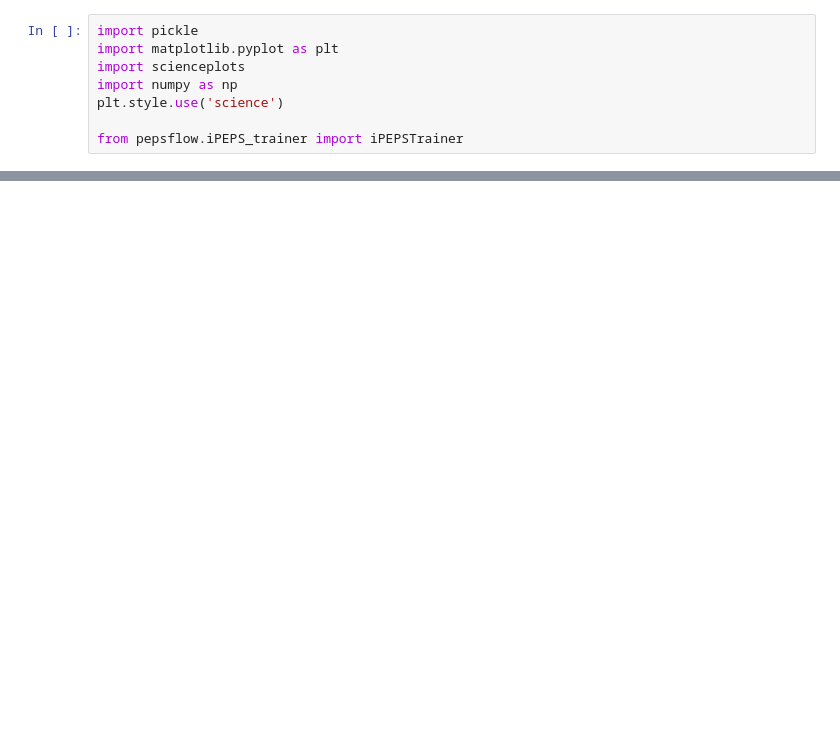
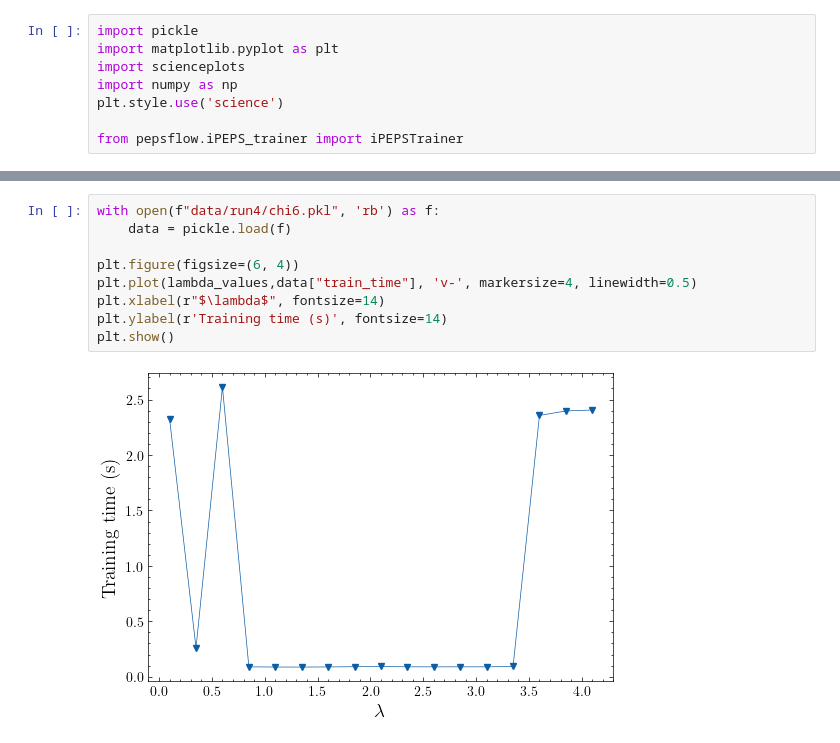
Before and after one commit to DerkNiessink/PEPSFlow, a Jupyter notebook: analysis.ipynb, the cells around one changed output, grey strips where cells are left out. Cells and saved outputs as stored; diff of their text form; blank space fills up the shorter version.

```diff
--- a/analysis.ipynb
+++ b/analysis.ipynb
@@ -42,0 +57,11 @@ plt.show()
+# %%
+with open(f"data/run4/chi6.pkl", 'rb') as f:
+    data = pickle.load(f)
+
+plt.figure(figsize=(6, 4))
+plt.plot(lambda_values,data["train_time"], 'v-', markersize=4, linewidth=0.5)
+plt.xlabel(r"$\lambda$", fontsize=14)
+plt.ylabel(r'Training time (s)', fontsize=14)
+plt.show()
+# %% [output]
+[figure, added]
```
Also changed, not shown: parts of 5 cells of this notebook, 8 other files.
